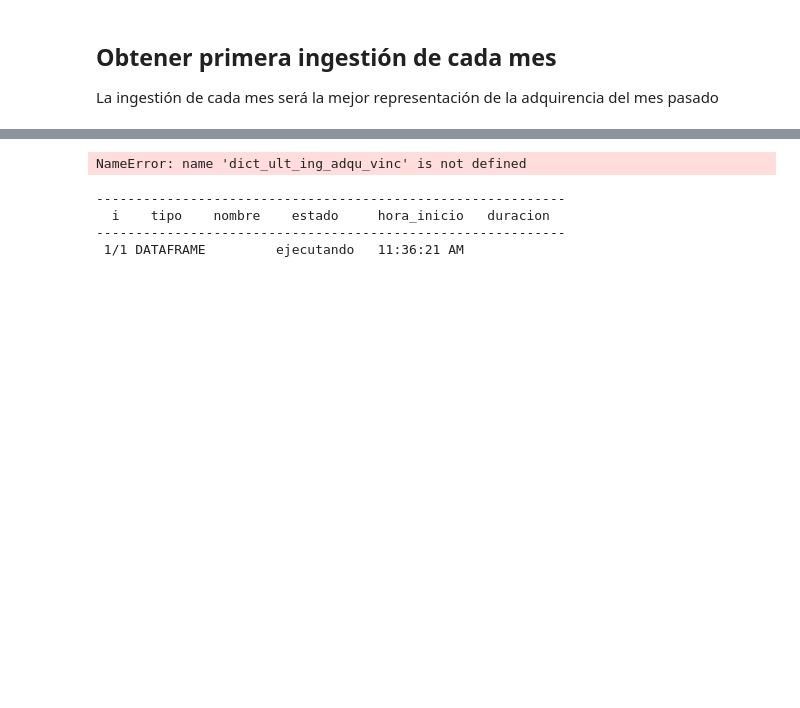
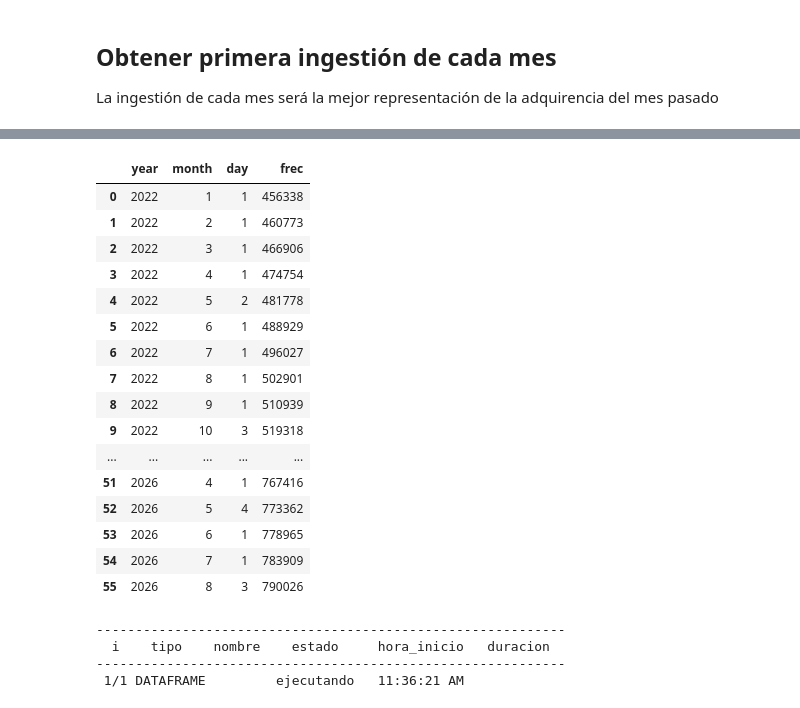
Before and after one commit to Santlond/ADQUIRENCIA_FERIA_EVA_github, a Jupyter notebook: vinculacion_adquirencia.ipynb, the cells around one changed output, grey strips where cells are left out. Saved outputs shown, nothing was run; the diff lists cells and outputs as text; code cells hidden in the pictures; blank space fills up the shorter version.

```diff
--- a/vinculacion_adquirencia.ipynb
+++ b/vinculacion_adquirencia.ipynb
@@ -407,7 +374,32 @@ df_1_dia_ing_vinc.to_excel('main_data/df_primer_dia_ing_vinc.xlsx', index=False)
 # %%
-dict_ult_ing_adqu_vinc
+# Actualizar histórico
+df_1_dia_ing_vinc_hist = pd.read_excel('main_data/df_primer_dia_ing_vinc.xlsx')
+
+# Unir df_ing df_1_dia_ing_vinc_hist con df_1_dia_ing_vinc
+df_1_dia_ing_vinc_hist = pd.concat([df_1_dia_ing_vinc_hist, df_1_dia_ing_vinc], ignore_index=True)
+
+# Escribir Histórico resultado en un archivo Excel
+df_1_dia_ing_vinc_hist.to_excel('main_data/df_primer_dia_ing_vinc.xlsx', index=False)
+
+df_1_dia_ing_vinc_hist
 # %% [output]
-NameError: name 'dict_ult_ing_adqu_vinc' is not defined
+|  | year | month | day | frec |
+| 0 | 2022 | 1 | 1 | 456338 |
+| 1 | 2022 | 2 | 1 | 460773 |
+| 2 | 2022 | 3 | 1 | 466906 |
+| 3 | 2022 | 4 | 1 | 474754 |
+| 4 | 2022 | 5 | 2 | 481778 |
+| 5 | 2022 | 6 | 1 | 488929 |
+| 6 | 2022 | 7 | 1 | 496027 |
+| 7 | 2022 | 8 | 1 | 502901 |
+| 8 | 2022 | 9 | 1 | 510939 |
+| 9 | 2022 | 10 | 3 | 519318 |
+| ... | ... | ... | ... | ... |
+| 51 | 2026 | 4 | 1 | 767416 |
+| 52 | 2026 | 5 | 4 | 773362 |
+| 53 | 2026 | 6 | 1 | 778965 |
+| 54 | 2026 | 7 | 1 | 783909 |
+| 55 | 2026 | 8 | 3 | 790026 |
 # %%
 # Cantidad de clientes vinculados a corte de 2025
 sql = """
```
Also changed, not shown: parts of 7 cells of this notebook, 17 other files.
